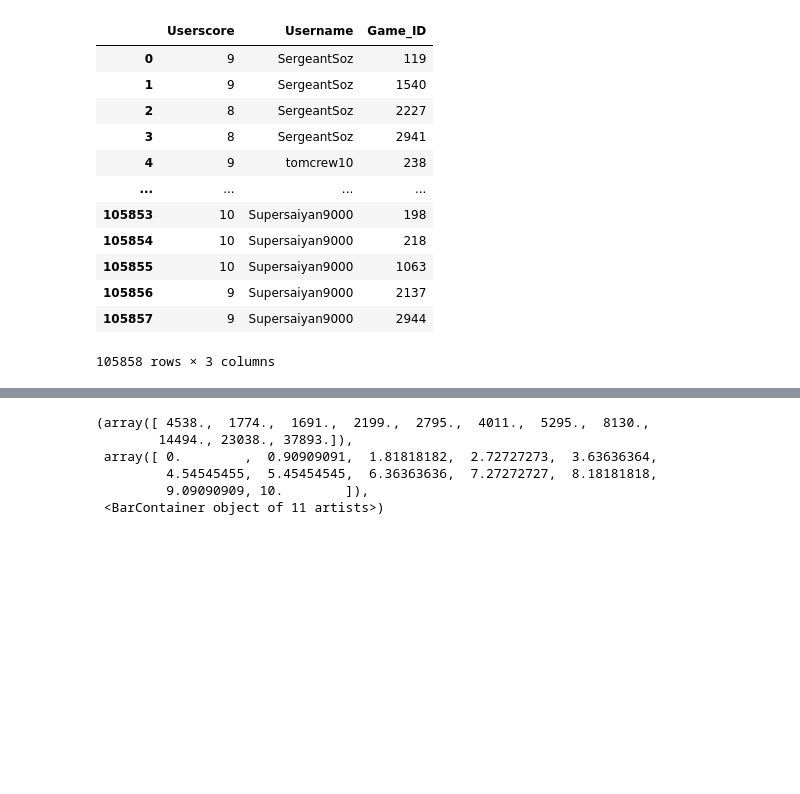
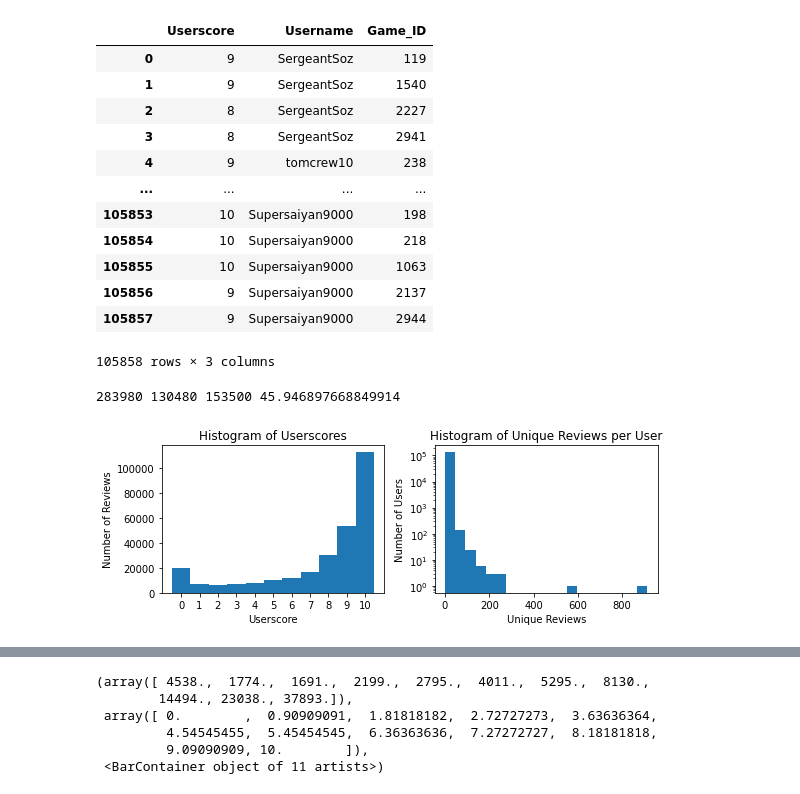
Before and after one commit to psaunderualberta/466_Group_Project, a Jupyter notebook: embeddings.ipynb, the cells around one changed output, grey strips where cells are left out. Drawn from its saved outputs; the diff is of its cells as text; code cells hidden in the pictures; blank space fills up the shorter version.

```diff
--- a/embeddings.ipynb
+++ b/embeddings.ipynb
@@ -11,6 +11,7 @@ from IPython.display import set_matplotlib_formats
 set_matplotlib_formats('png', 'pdf')
 DPI = 120
 # %%
+raw_data = pd.read_csv("old_data/raw_metacritic_game_user_comments.csv")
 game_info_data = pd.read_csv("src/data/game_info.csv")
 train_data = pd.read_csv("src/data/user_data_train_no_comments.csv")
 test_data = pd.read_csv("src/data/user_data_test_no_comments.csv")
@@ -121,3 +139,39 @@ def restrict_data(data, restrict):
     #        new_df.append(dfs[k])
 
     #return new_df
+# %%
+raw_data_fmt = raw_data.drop(["Unnamed: 0", "Comment"], axis=1)
+raw_data_group = group_data(raw_data_fmt)
+reviews_per_user = [len(v) for v in raw_data_group.values()]
+# %%
+#print(reviews_per_user)
+unique, counts = np.unique(reviews_per_user, return_counts=True)
+d = dict(zip(unique, counts))
+
+total = np.sum(reviews_per_user)
+rem_val = d[1] + 2*d[2]
+print(total, rem_val, total - rem_val, rem_val/total*100)
+# %% [output]
+283980 130480 153500 45.946897668849914
+# %%
+fig, (ax1, ax2) = plt.subplots(1, 2, gridspec_kw={'width_ratios': [3, 3]}, figsize=(8,3))
+
+ax1.hist(raw_data['Userscore'], bins=np.arange(12)-0.5)
+ax1.set_xticks(np.arange(11))
+ax1.set_title("Histogram of Userscores")
+ax1.set_xlabel("Userscore")
+ax1.set_ylabel("Number of Reviews")
+
+ax2.hist(reviews_per_user, bins=20)
+ax2.set_yscale("log")
+ax2.set_title("Histogram of Unique Reviews per User")
+ax2.set_xlabel("Unique Reviews")
+ax2.set_ylabel("Number of Users")
+
+fig.tight_layout()
+
+#plt.savefig("figures/histogram_reviews_per_user.pdf")
+plt.savefig("figures/combined_histogram.pdf")
+plt.show()
+# %% [output]
+[figure, added]
```
Also changed, not shown: parts of 22 cells of this notebook, 12 other files.
